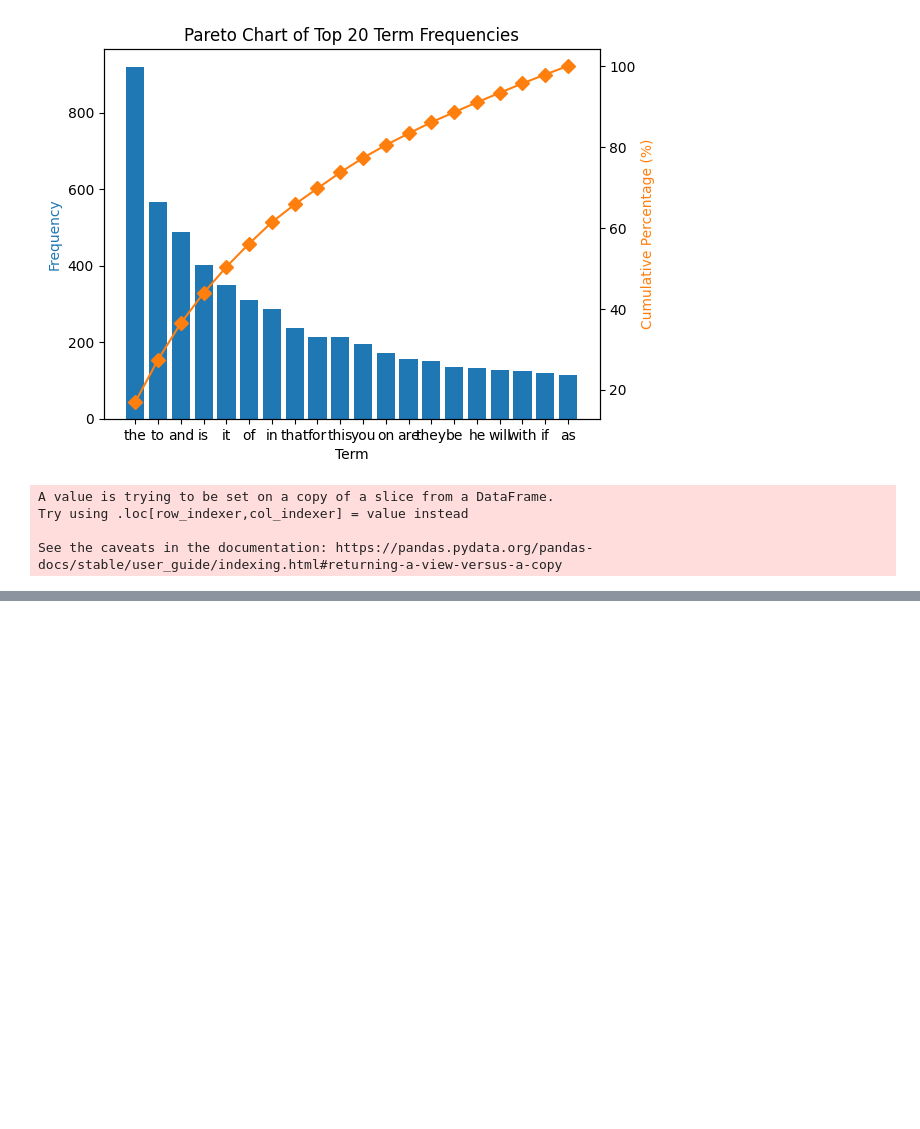
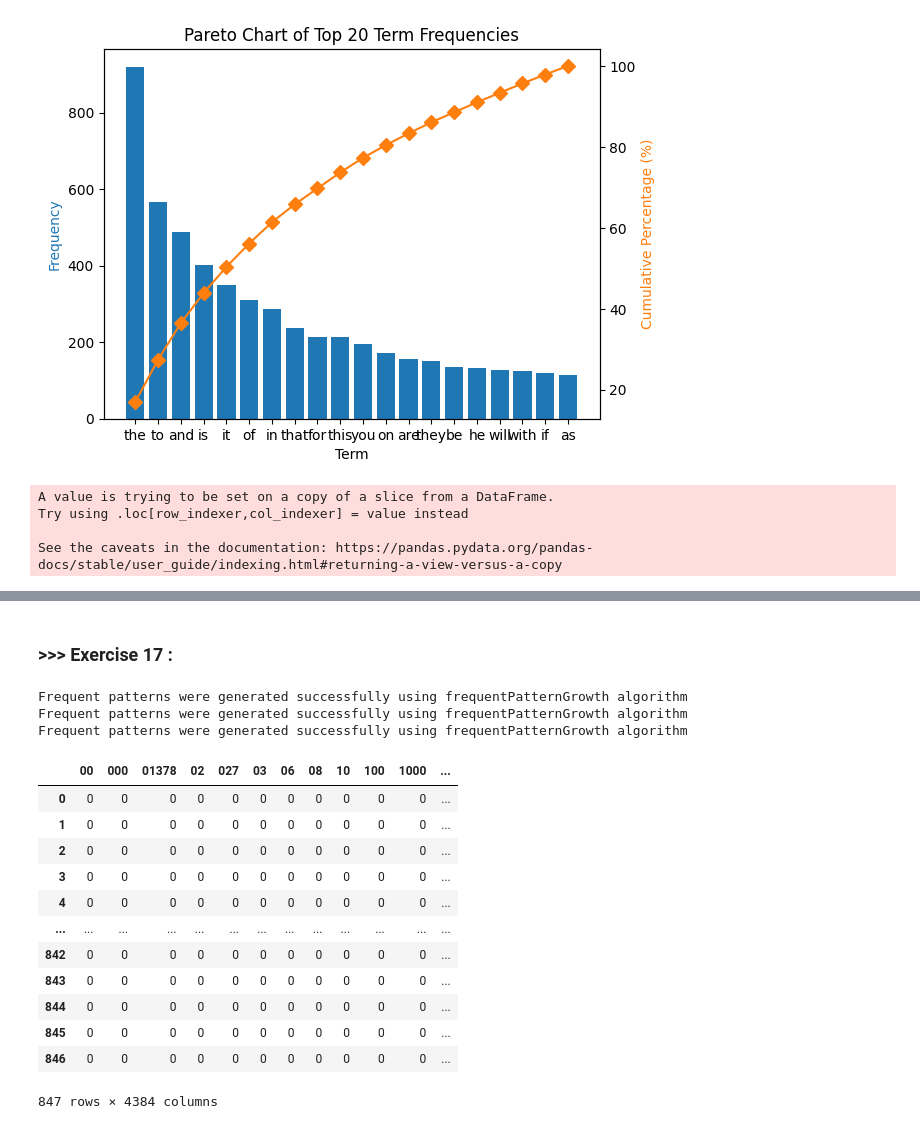
Before and after one commit to IvyChouCandy/DM2025-Lab1-Exercise, a Jupyter notebook: DM2025-Lab1-Homework.ipynb, the cells around one changed output, grey strips where cells are left out. Cells and saved outputs as stored; diff of their text form; code cells hidden in the pictures; blank space fills up the shorter version.

```diff
--- a/DM2025-Lab1-Homework.ipynb
+++ b/DM2025-Lab1-Homework.ipynb
@@ -569,0 +651,2 @@ See the caveats in the documentation: https://pandas.pydata.org/pandas-docs/stab
+# %% [markdown]
+### >>> **Exercise 17 :**
@@ -569,0 +666,77 @@ See the caveats in the documentation: https://pandas.pydata.org/pandas-docs/stab
+# %%
+# mining those patterns
+# setting minSup at 9
+
+from PAMI.frequentPattern.basic import FPGrowth as alg
+minSup=9
+obj1 = alg.FPGrowth(iFile='td_freq_db_0_0.csv', minSup=minSup)
+obj1.mine()
+frequentPatternsDF_0= obj1.getPatternsAsDataFrame()
+obj2 = alg.FPGrowth(iFile='td_freq_db_1_0.csv', minSup=minSup)
+obj2.mine()
+frequentPatternsDF_1= obj2.getPatternsAsDataFrame()
+obj3 = alg.FPGrowth(iFile='td_freq_db_-1_0.csv', minSup=minSup)
+obj3.mine()
+frequentPatternsDF_2= obj3.getPatternsAsDataFrame()
+# %% [output]
+Frequent patterns were generated successfully using frequentPatternGrowth algorithm
+Frequent patterns were generated successfully using frequentPatternGrowth algorithm
+Frequent patterns were generated successfully using frequentPatternGrowth algorithm
+# %%
+# integrate all mined patterns
+dfs = [frequentPatternsDF_0, frequentPatternsDF_1, frequentPatternsDF_2]
+pattern_counts = {}
+for df in dfs:
+    for pattern in df['Patterns']:
+        if pattern not in pattern_counts:
+            pattern_counts[pattern] = 1
+        else:
+            pattern_counts[pattern] += 1
+unique_patterns = {pattern for pattern, count in pattern_counts.items() if count == 1}
+total_patterns_count = sum(len(df) for df in dfs)
+discarded_patterns_count = total_patterns_count - len(unique_patterns)
+
+filtered_dfs = []
+for df in dfs:
+    filtered_df = df[df['Patterns'].isin(unique_patterns)]
+    filtered_dfs.append(filtered_df)
+
+final_pattern_df = pd.concat(filtered_dfs, ignore_index=True)
+final_pattern_df = final_pattern_df.sort_values(by='Support', ascending=False)
+# %%
+# integrate these now category-specific patterns into data
+from sklearn.feature_extraction.text import CountVectorizer
+
+count_vect = CountVectorizer()
+X_tdm = count_vect.fit_transform(original_dataDf['text'])
+terms = count_vect.get_feature_names_out()
+
+original_dataDf['tokenized_text'] = original_dataDf['text'].str.split().apply(set)
+pattern_matrix = pd.DataFrame(0, index=original_dataDf.index, columns=final_pattern_df['Patterns'])
+
+# Iterate over each pattern and check if all words in the pattern are present in the tokenized sentence
+for pattern in final_pattern_df['Patterns']:
+    pattern_words = set(pattern.split())  # Tokenize pattern into words
+    pattern_matrix[pattern] = original_dataDf['tokenized_text'].apply(lambda x: 1 if pattern_words.issubset(x) else 0)
+
+# Convert the term-document matrix to a DataFrame for easy merging
+tdm_df = pd.DataFrame(X_tdm.toarray(), columns=terms, index=original_dataDf.index)
+
+# Concatenate the original TDM and the pattern matrix to augment the features
+augmented_df = pd.concat([tdm_df, pattern_matrix], axis=1)
+
+augmented_df
+# %% [output]
+|  | 00 | 000 | 01378 | 02 | 027 | 03 | 06 | 08 | 10 | 100 | 1000 | ... |
+| 0 | 0 | 0 | 0 | 0 | 0 | 0 | 0 | 0 | 0 | 0 | 0 | ... |
+| 1 | 0 | 0 | 0 | 0 | 0 | 0 | 0 | 0 | 0 | 0 | 0 | ... |
+| 2 | 0 | 0 | 0 | 0 | 0 | 0 | 0 | 0 | 0 | 0 | 0 | ... |
+| 3 | 0 | 0 | 0 | 0 | 0 | 0 | 0 | 0 | 0 | 0 | 0 | ... |
+| 4 | 0 | 0 | 0 | 0 | 0 | 0 | 0 | 0 | 0 | 0 | 0 | ... |
+| ... | ... | ... | ... | ... | ... | ... | ... | ... | ... | ... | ... | ... |
+| 842 | 0 | 0 | 0 | 0 | 0 | 0 | 0 | 0 | 0 | 0 | 0 | ... |
+| 843 | 0 | 0 | 0 | 0 | 0 | 0 | 0 | 0 | 0 | 0 | 0 | ... |
+| 844 | 0 | 0 | 0 | 0 | 0 | 0 | 0 | 0 | 0 | 0 | 0 | ... |
+| 845 | 0 | 0 | 0 | 0 | 0 | 0 | 0 | 0 | 0 | 0 | 0 | ... |
+| 846 | 0 | 0 | 0 | 0 | 0 | 0 | 0 | 0 | 0 | 0 | 0 | ... |
+847 rows × 4384 columns
```
Also changed, not shown: parts of 34 cells of this notebook.
